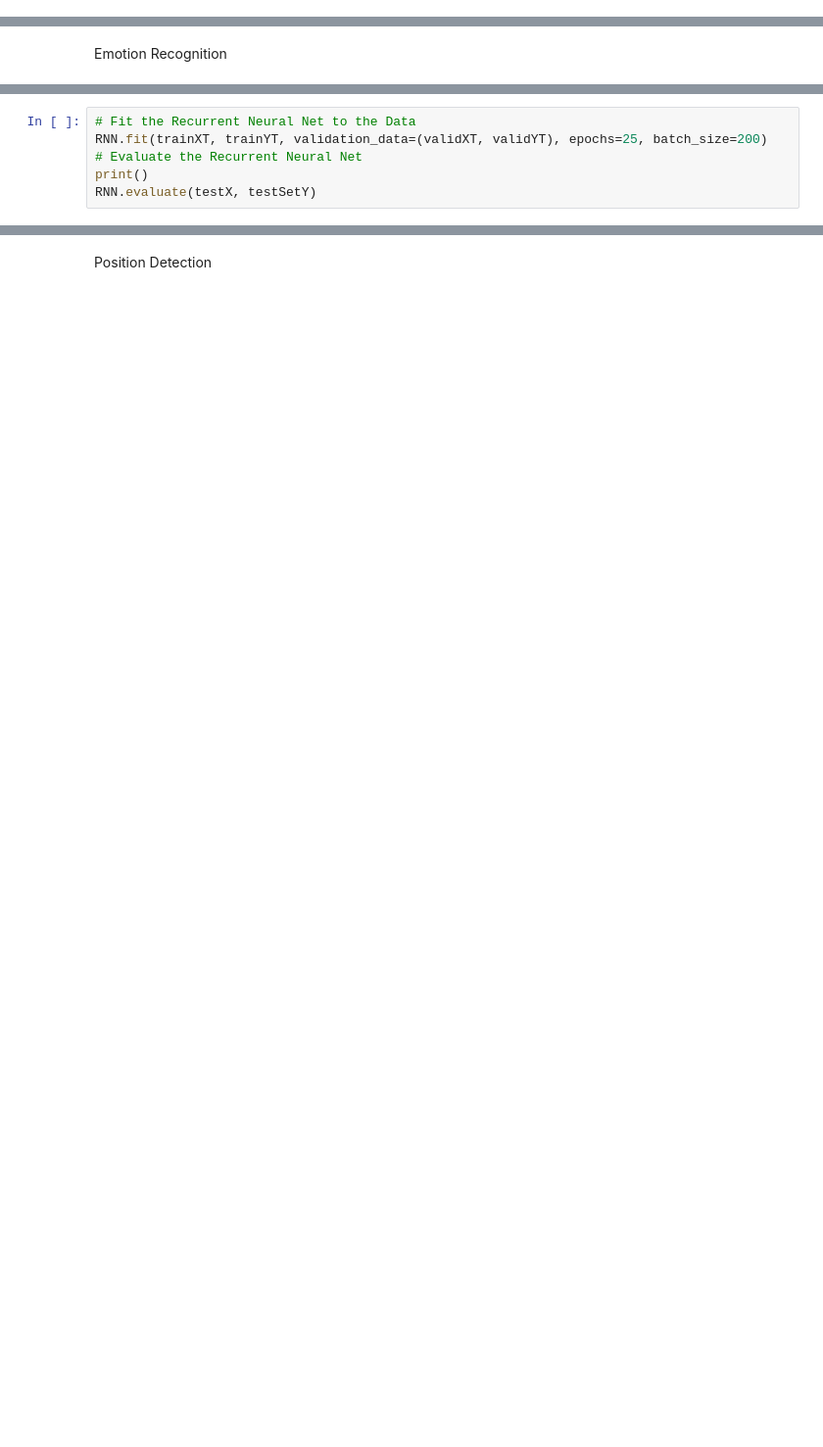
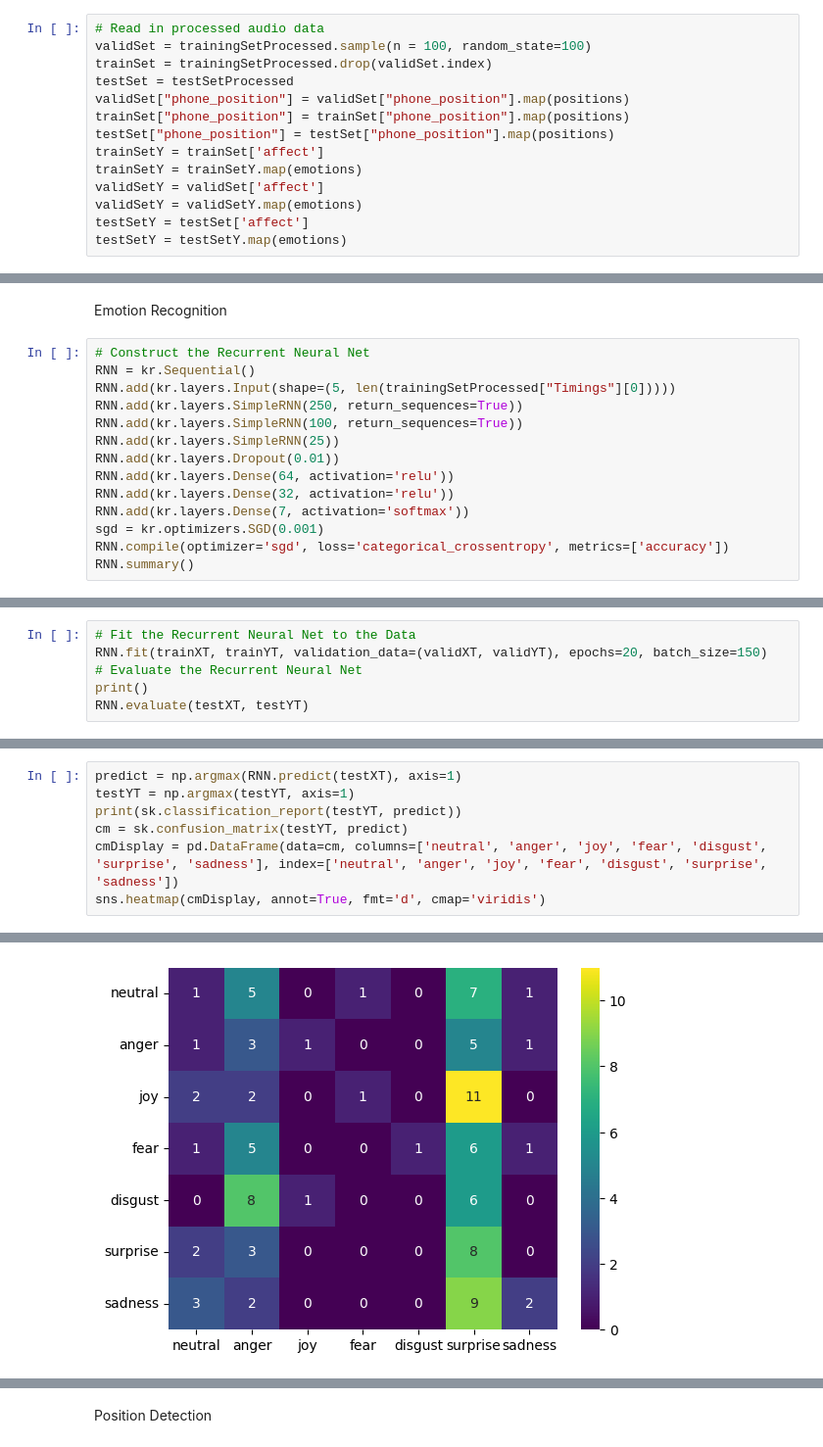
Before and after one commit to Andrew-JG-Ha/BERSt_Vocal_Emotion_Recognition, a Jupyter notebook: models/RNN.ipynb, the cells around one changed output, grey strips where cells are left out. Shown at 98% size. Saved outputs shown, nothing was run; the diff lists cells and outputs as text; blank space fills up the shorter version.

Commit message:
Functional emotion detection Nonfunctional distance detection

```diff
--- a/models/RNN.ipynb
+++ b/models/RNN.ipynb
@@ -209,3 +195,17 @@ testSetYP = testSetYP.map(positions)
+# %%
+# Read in processed audio data
+validSet = trainingSetProcessed.sample(n = 100, random_state=100)
+trainSet = trainingSetProcessed.drop(validSet.index)
+testSet = testSetProcessed
+validSet["phone_position"] = validSet["phone_position"].map(positions)
+trainSet["phone_position"] = trainSet["phone_position"].map(positions)
+testSet["phone_position"] = testSet["phone_position"].map(positions)
+trainSetY = trainSet['affect']
+trainSetY = trainSetY.map(emotions)
+validSetY = validSet['affect']
+validSetY = validSetY.map(emotions)
+testSetY = testSet['affect']
+testSetY = testSetY.map(emotions)
 # %%
 # Process feature data into an input
 trainData = []
@@ -272,2 +248,16 @@ Model: "sequential_1"
 # %% [markdown]
 Emotion Recognition
+# %%
+# Construct the Recurrent Neural Net
+RNN = kr.Sequential()
+RNN.add(kr.layers.Input(shape=(5, len(trainingSetProcessed["Timings"][0]))))
+RNN.add(kr.layers.SimpleRNN(250, return_sequences=True))
+RNN.add(kr.layers.SimpleRNN(100, return_sequences=True))
+RNN.add(kr.layers.SimpleRNN(25))
+RNN.add(kr.layers.Dropout(0.01))
+RNN.add(kr.layers.Dense(64, activation='relu'))
+RNN.add(kr.layers.Dense(32, activation='relu'))
+RNN.add(kr.layers.Dense(7, activation='softmax'))
+sgd = kr.optimizers.SGD(0.001)
+RNN.compile(optimizer='sgd', loss='categorical_crossentropy', metrics=['accuracy'])
+RNN.summary()
@@ -274,7 +286,7 @@ Emotion Recognition
 # %%
 # Fit the Recurrent Neural Net to the Data
-RNN.fit(trainXT, trainYT, validation_data=(validXT, validYT), epochs=25, batch_size=200)
+RNN.fit(trainXT, trainYT, validation_data=(validXT, validYT), epochs=20, batch_size=150)
 # Evaluate the Recurrent Neural Net
 print()
-RNN.evaluate(testX, testSetY)
+RNN.evaluate(testXT, testYT)
 # %% [output]
@@ -298,0 +311,8 @@ Epoch 25/25
+# %%
+predict = np.argmax(RNN.predict(testXT), axis=1)
+testYT = np.argmax(testYT, axis=1)
+print(sk.classification_report(testYT, predict))
+cm = sk.confusion_matrix(testYT, predict)
+cmDisplay = pd.DataFrame(data=cm, columns=['neutral', 'anger', 'joy', 'fear', 'disgust', 'surprise', 'sadness'], index=['neutral', 'anger', 'joy', 'fear', 'disgust', 'surprise', 'sadness'])
+sns.heatmap(cmDisplay, annot=True, fmt='d', cmap='viridis')
+# %% [output]
@@ -298,0 +334 @@ Epoch 25/25
+[figure, added]
```
Also changed, not shown: parts of 16 cells of this notebook, 1 other file.
